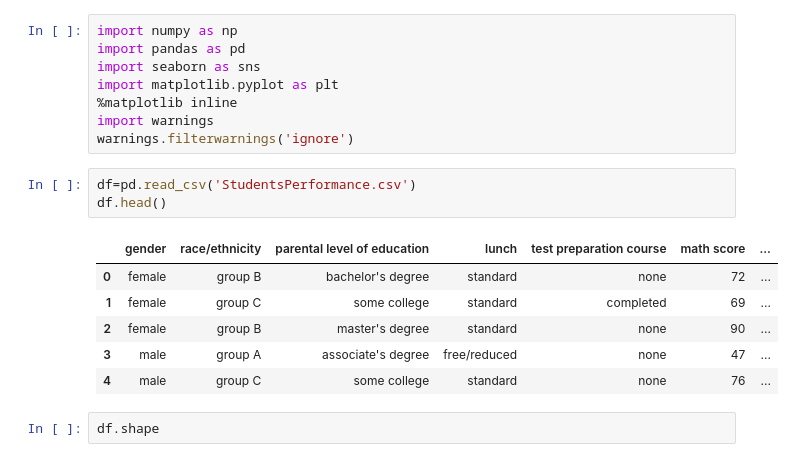
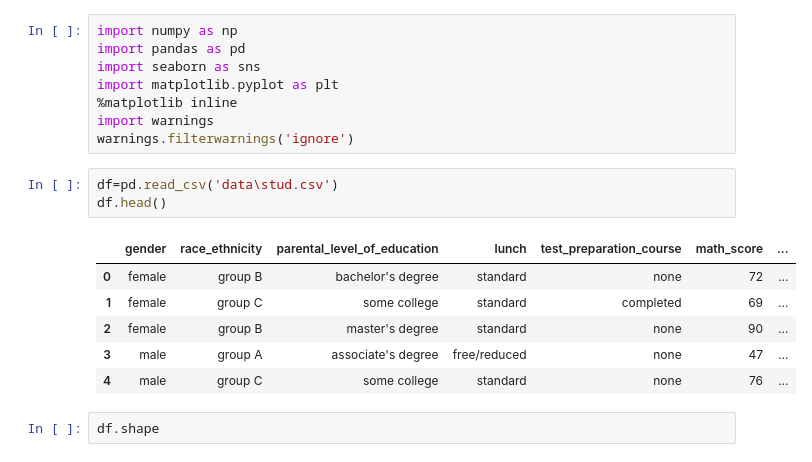
Before and after one commit to mohdaameen/StudentMarks, a Jupyter notebook: notebook/ETEML.ipynb, the cells around one changed output. Saved outputs shown, nothing was run; the diff lists cells and outputs as text.

```diff
--- a/notebook/ETEML.ipynb
+++ b/notebook/ETEML.ipynb
@@ -7,10 +7,10 @@ import matplotlib.pyplot as plt
 import warnings
 warnings.filterwarnings('ignore')
 # %%
-df=pd.read_csv('StudentsPerformance.csv')
+df=pd.read_csv('data\stud.csv')
 df.head()
 # %% [output]
-|  | gender | race/ethnicity | parental level of education | lunch | test preparation course | math score | ... |
+|  | gender | race_ethnicity | parental_level_of_education | lunch | test_preparation_course | math_score | ... |
 | 0 | female | group B | bachelor's degree | standard | none | 72 | ... |
 | 1 | female | group C | some college | standard | completed | 69 | ... |
 | 2 | female | group B | master's degree | standard | none | 90 | ... |
```
Also changed, not shown: parts of 23 cells of this notebook, 6 other files.
